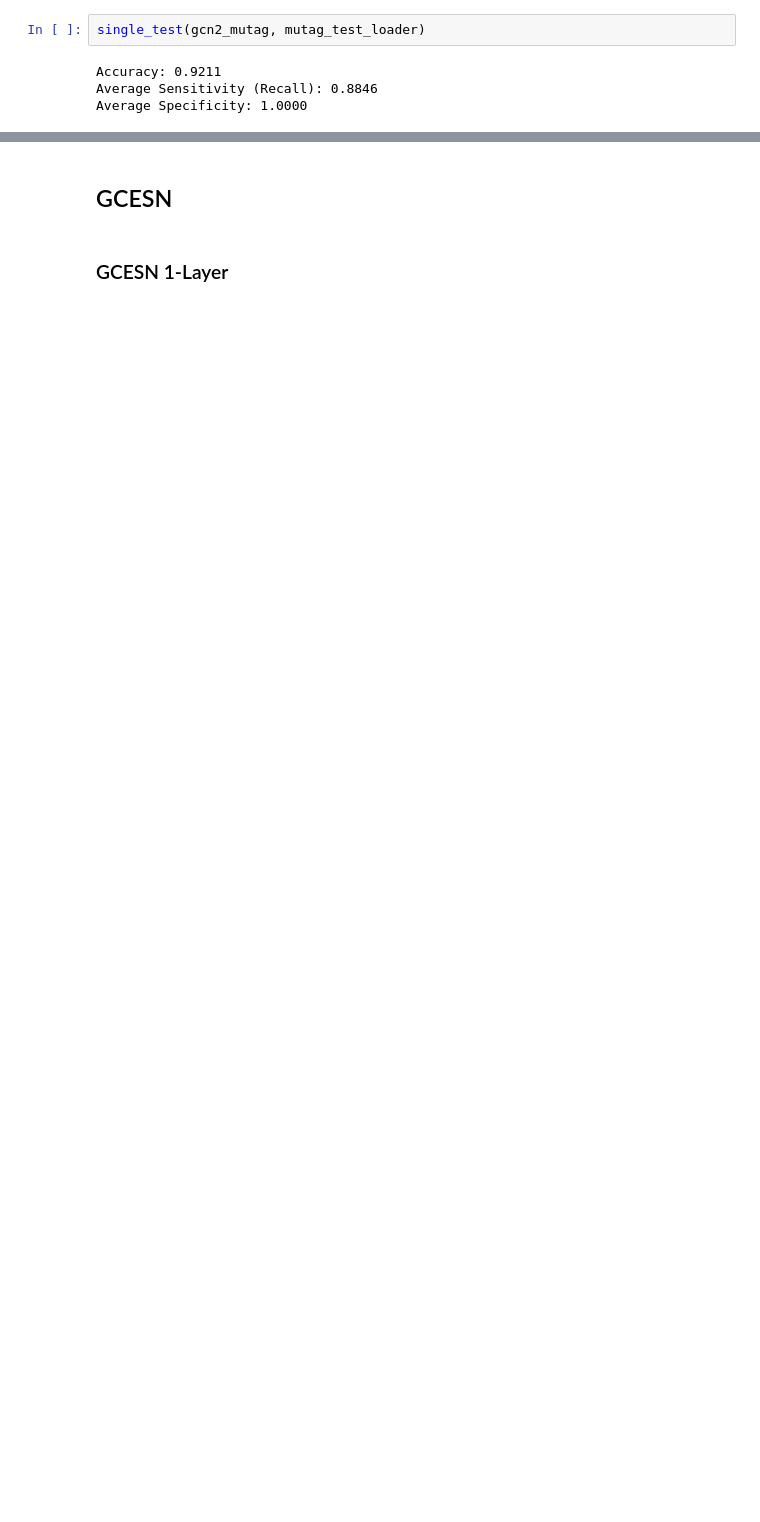
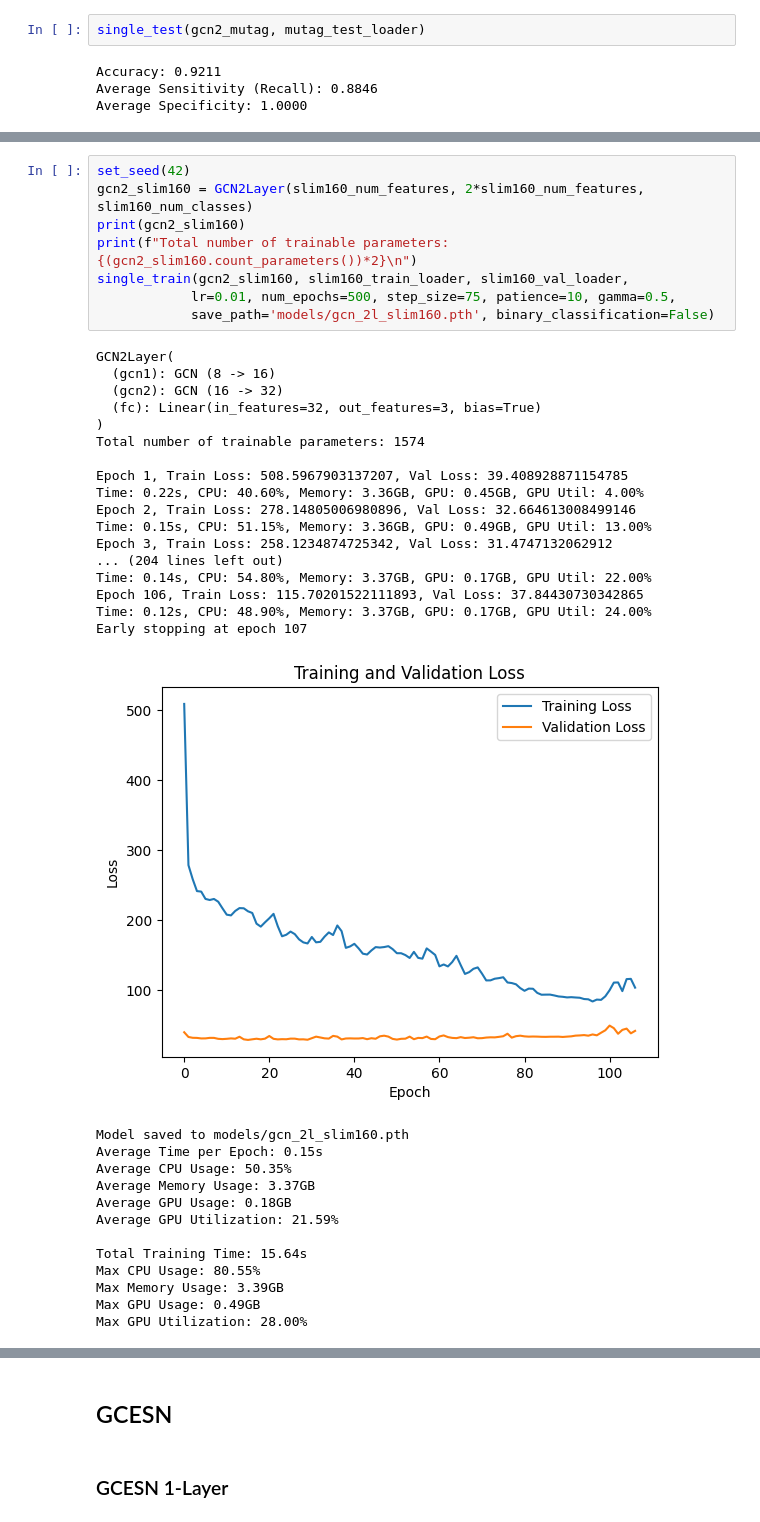
Before and after one commit to GitaAyu06/reservoir-gnn, a Jupyter notebook: reservoir-gcn_graph_classifications.ipynb, the cells around one changed output, grey strips where cells are left out. Cells and saved outputs as stored; diff of their text form; blank space fills up the shorter version.

```diff
--- a/reservoir-gcn_graph_classifications.ipynb
+++ b/reservoir-gcn_graph_classifications.ipynb
@@ -862,0 +1268,39 @@ Average Specificity: 1.0000
+# %%
+set_seed(42)
+gcn2_slim160 = GCN2Layer(slim160_num_features, 2*slim160_num_features, slim160_num_classes)
+print(gcn2_slim160)
+print(f"Total number of trainable parameters: {(gcn2_slim160.count_parameters())*2}\n")
+single_train(gcn2_slim160, slim160_train_loader, slim160_val_loader,
+            lr=0.01, num_epochs=500, step_size=75, patience=10, gamma=0.5,
+            save_path='models/gcn_2l_slim160.pth', binary_classification=False)
+# %% [output]
+GCN2Layer(
+  (gcn1): GCN (8 -> 16)
+  (gcn2): GCN (16 -> 32)
+  (fc): Linear(in_features=32, out_features=3, bias=True)
+)
+Total number of trainable parameters: 1574
+
+Epoch 1, Train Loss: 508.5967903137207, Val Loss: 39.408928871154785
+Time: 0.22s, CPU: 40.60%, Memory: 3.36GB, GPU: 0.45GB, GPU Util: 4.00%
+Epoch 2, Train Loss: 278.14805006980896, Val Loss: 32.664613008499146
+Time: 0.15s, CPU: 51.15%, Memory: 3.36GB, GPU: 0.49GB, GPU Util: 13.00%
+Epoch 3, Train Loss: 258.1234874725342, Val Loss: 31.4747132062912
+... (204 lines left out)
+Time: 0.14s, CPU: 54.80%, Memory: 3.37GB, GPU: 0.17GB, GPU Util: 22.00%
+Epoch 106, Train Loss: 115.70201522111893, Val Loss: 37.84430730342865
+Time: 0.12s, CPU: 48.90%, Memory: 3.37GB, GPU: 0.17GB, GPU Util: 24.00%
+Early stopping at epoch 107
+[figure, added]
+Model saved to models/gcn_2l_slim160.pth
+Average Time per Epoch: 0.15s
+Average CPU Usage: 50.35%
+Average Memory Usage: 3.37GB
+Average GPU Usage: 0.18GB
+Average GPU Utilization: 21.59%
+
+Total Training Time: 15.64s
+Max CPU Usage: 80.55%
+Max Memory Usage: 3.39GB
+Max GPU Usage: 0.49GB
+Max GPU Utilization: 28.00%
```
Also changed, not shown: parts of 61 cells of this notebook, 25 other files.
